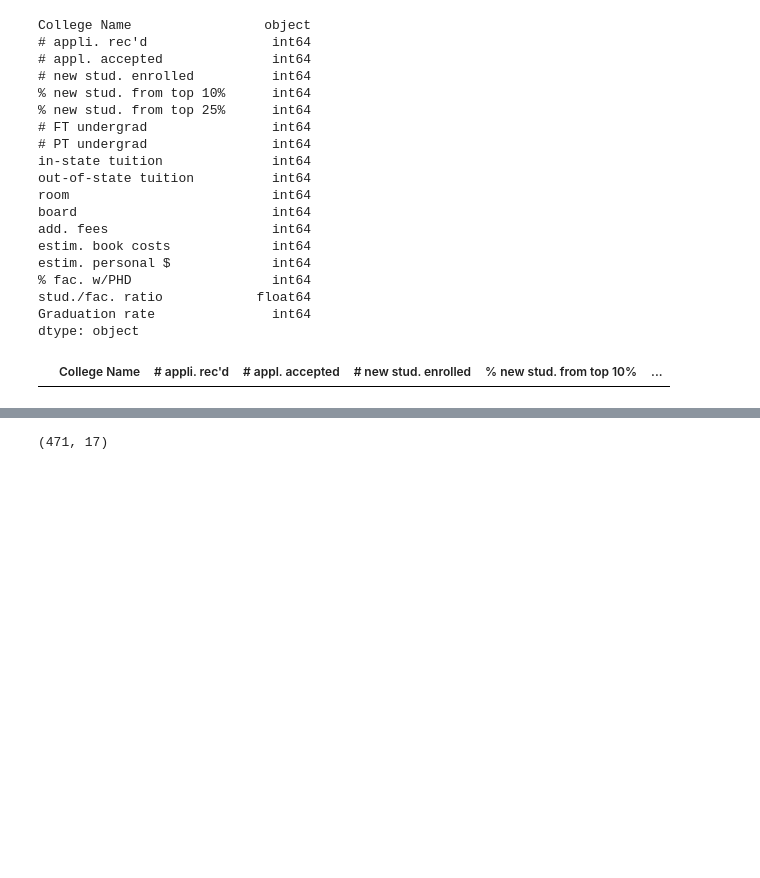
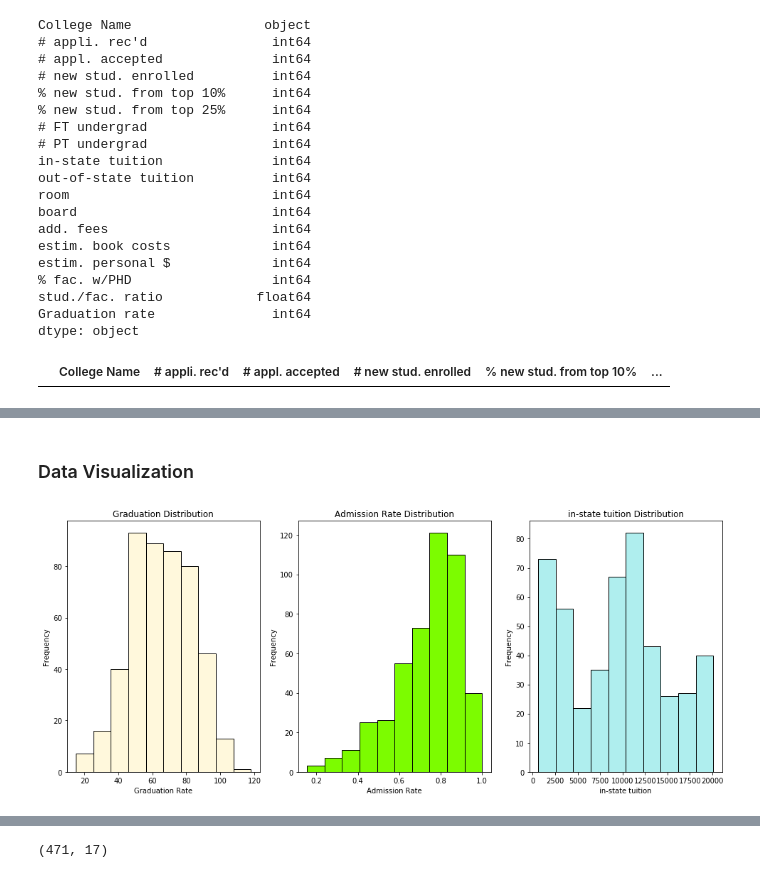
Before and after one commit to ZengHaijiang/American-College-Clustering, a Jupyter notebook: Problem 1.ipynb, the cells around one changed output, grey strips where cells are left out. Drawn from its saved outputs; the diff is of its cells as text; code cells hidden in the pictures; blank space fills up the shorter version.

```diff
--- a/Problem 1.ipynb
+++ b/Problem 1.ipynb
@@ -48,0 +65,31 @@ us[us.isnull().values==True]# we don't have null number, congratulations!
+# %% [markdown]
+### Data Visualization
+# %%
+#Let's see the distribution of graduation rate, appli.rate and in-state tuition among different colleges
+fig = plt.gcf()
+fig.set_size_inches(16.5, 6.5)
+plt.subplot(1,3,1) #要生成两行两列，这是第一个图plt.subplot('行','列','编号')
+plt.hist(us['Graduation rate'],color = 'cornsilk',edgecolor = 'black')
+
+plt.xlabel('Graduation Rate')
+plt.ylabel('Frequency')
+
+plt.title('Graduation Distribution')
+plt.subplot(1,3,2)
+plt.hist(us['appli.rate'],color = 'lawngreen',edgecolor = 'black')
+
+plt.xlabel('Admission Rate')
+plt.ylabel('Frequency')
+
+plt.title('Admission Rate Distribution')
+
+plt.subplot(1,3,3)
+plt.hist(us['in-state tuition'],color = 'paleturquoise',edgecolor = 'black')
+
+plt.xlabel('in-state tuition')
+plt.ylabel('Frequency')
+
+plt.title('in-state tuition Distribution')
+plt.show()
+# %% [output]
+[figure, added]
```
Also changed, not shown: parts of 24 cells of this notebook.
